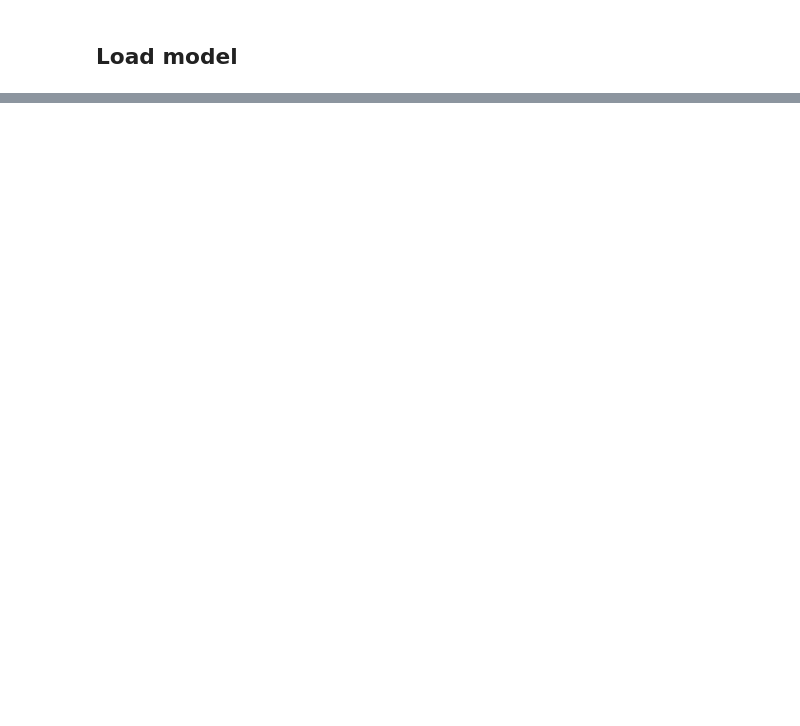
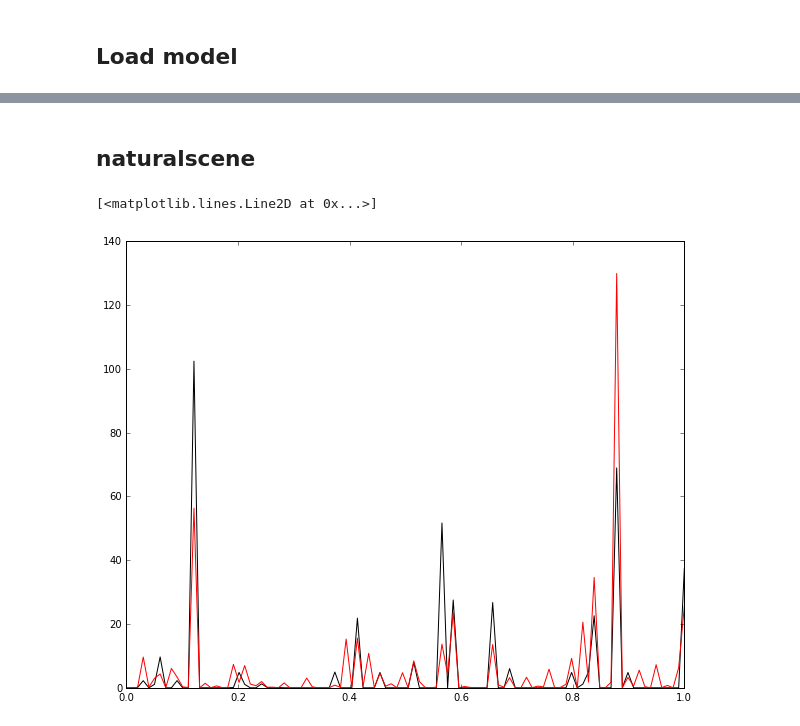
Before and after one commit to baccuslab/deep-retina, a Jupyter notebook: notebooks/Visualizing model trained on both whitenoise and naturalscenes.ipynb, the cells around one changed output, grey strips where cells are left out. Cells and saved outputs as stored; diff of their text form; code cells hidden in the pictures; blank space fills up the shorter version.

```diff
--- a/notebooks/Visualizing model trained on both whitenoise and naturalscenes.ipynb
+++ b/notebooks/Visualizing model trained on both whitenoise and naturalscenes.ipynb
@@ -58,0 +75,8 @@ Loading testing data...
+# %% [markdown]
+## naturalscene
+# %%
+plt.plot(np.linspace(0, 100*.01, 100), true_natural[:100, 0], 'k')
+plt.plot(np.linspace(0, 100*.01, 100), predicted_natural[:100, 0], 'r')
+# %% [output]
+[<matplotlib.lines.Line2D at 0x...>]
+[figure, added]
```
Also changed, not shown: parts of 25 cells of this notebook.
